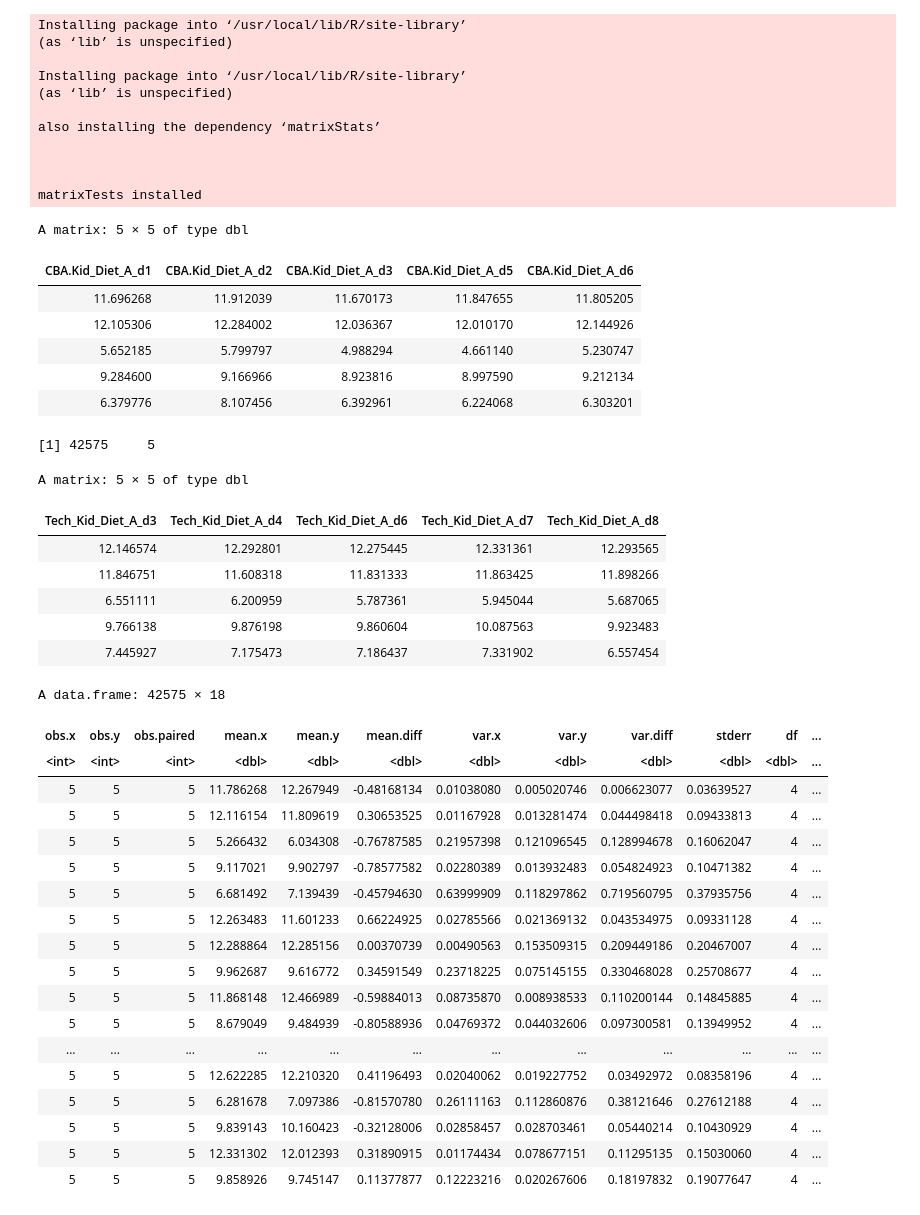
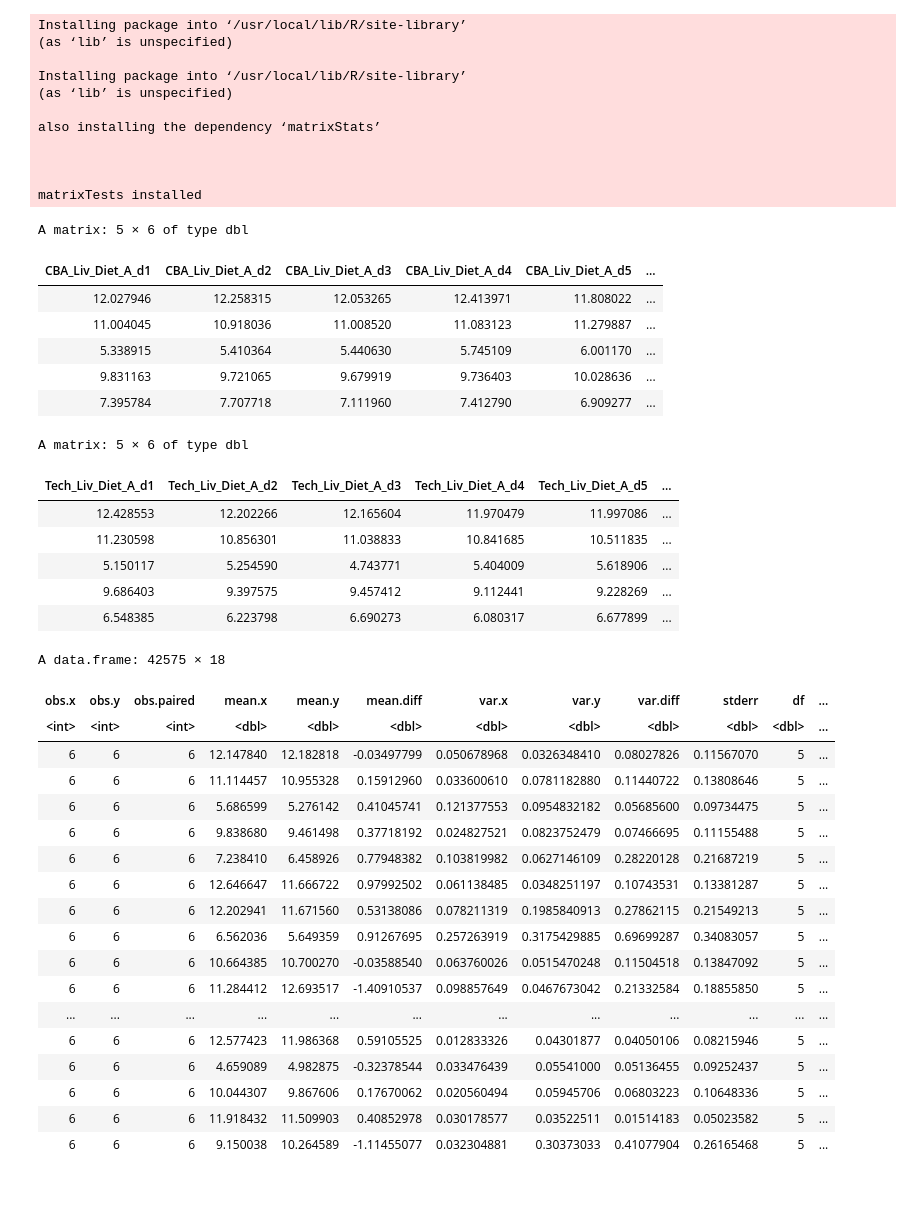
Before and after one commit to almedida/thesis, a Jupyter notebook: t_test.ipynb, the cells around one changed output. Drawn from its saved outputs; the diff is of its cells as text; code cells hidden in the pictures.

```diff
--- a/t_test.ipynb
+++ b/t_test.ipynb
@@ -34,27 +38,26 @@ kidneyTech_df <- data.matrix(as.data.frame(as.matrix(kidneyTechExpr)), rownames.
 # %%
-head(kidneyCBA_df, 5)
+head(liverCBA_df, 5)
 
-dim(kidneyCBA_df)
+#dim(liverCBA_df)
 
-head(kidneyTech_df, 5)
+head(liverTech_df, 5)
 
 #dim(liver_df)
 # %% [output]
-A matrix: 5 × 5 of type dbl
+A matrix: 5 × 6 of type dbl
-| CBA.Kid_Diet_A_d1 | CBA.Kid_Diet_A_d2 | CBA.Kid_Diet_A_d3 | CBA.Kid_Diet_A_d5 | CBA.Kid_Diet_A_d6 |
-| 11.696268 | 11.912039 | 11.670173 | 11.847655 | 11.805205 |
-| 12.105306 | 12.284002 | 12.036367 | 12.010170 | 12.144926 |
-| 5.652185 | 5.799797 | 4.988294 | 4.661140 | 5.230747 |
-| 9.284600 | 9.166966 | 8.923816 | 8.997590 | 9.212134 |
-| 6.379776 | 8.107456 | 6.392961 | 6.224068 | 6.303201 |
+| CBA_Liv_Diet_A_d1 | CBA_Liv_Diet_A_d2 | CBA_Liv_Diet_A_d3 | CBA_Liv_Diet_A_d4 | CBA_Liv_Diet_A_d5 | ... |
+| 12.027946 | 12.258315 | 12.053265 | 12.413971 | 11.808022 | ... |
+| 11.004045 | 10.918036 | 11.008520 | 11.083123 | 11.279887 | ... |
+| 5.338915 | 5.410364 | 5.440630 | 5.745109 | 6.001170 | ... |
+| 9.831163 | 9.721065 | 9.679919 | 9.736403 | 10.028636 | ... |
+| 7.395784 | 7.707718 | 7.111960 | 7.412790 | 6.909277 | ... |
-[1] 42575     5
+A matrix: 5 × 6 of type dbl
-A matrix: 5 × 5 of type dbl
-| Tech_Kid_Diet_A_d3 | Tech_Kid_Diet_A_d4 | Tech_Kid_Diet_A_d6 | Tech_Kid_Diet_A_d7 | Tech_Kid_Diet_A_d8 |
-| 12.146574 | 12.292801 | 12.275445 | 12.331361 | 12.293565 |
-| 11.846751 | 11.608318 | 11.831333 | 11.863425 | 11.898266 |
-| 6.551111 | 6.200959 | 5.787361 | 5.945044 | 5.687065 |
-| 9.766138 | 9.876198 | 9.860604 | 10.087563 | 9.923483 |
-| 7.445927 | 7.175473 | 7.186437 | 7.331902 | 6.557454 |
+| Tech_Liv_Diet_A_d1 | Tech_Liv_Diet_A_d2 | Tech_Liv_Diet_A_d3 | Tech_Liv_Diet_A_d4 | Tech_Liv_Diet_A_d5 | ... |
+| 12.428553 | 12.202266 | 12.165604 | 11.970479 | 11.997086 | ... |
+| 11.230598 | 10.856301 | 11.038833 | 10.841685 | 10.511835 | ... |
+| 5.150117 | 5.254590 | 4.743771 | 5.404009 | 5.618906 | ... |
+| 9.686403 | 9.397575 | 9.457412 | 9.112441 | 9.228269 | ... |
+| 6.548385 | 6.223798 | 6.690273 | 6.080317 | 6.677899 | ... |
 # %%
  #liver_df <- data.matrix(liver_df, rownames.force = NA)
 
@@ -64,24 +67,24 @@ A matrix: 5 × 5 of type dbl
 # %%
-kidney_ttest
+liver_ttest
 
-write.csv(kidney_ttest, "kidney_ttest.csv")
+write.csv(liver_ttest, "liver_ttest.csv")
 # %% [output]
 A data.frame: 42575 × 18
 | obs.x | obs.y | obs.paired | mean.x | mean.y | mean.diff | var.x | var.y | var.diff | stderr | df | ... |
 | <int> | <int> | <int> | <dbl> | <dbl> | <dbl> | <dbl> | <dbl> | <dbl> | <dbl> | <dbl> | ... |
-| 5 | 5 | 5 | 11.786268 | 12.267949 | -0.48168134 | 0.01038080 | 0.005020746 | 0.006623077 | 0.03639527 | 4 | ... |
-| 5 | 5 | 5 | 12.116154 | 11.809619 | 0.30653525 | 0.01167928 | 0.013281474 | 0.044498418 | 0.09433813 | 4 | ... |
-| 5 | 5 | 5 | 5.266432 | 6.034308 | -0.76787585 | 0.21957398 | 0.121096545 | 0.128994678 | 0.16062047 | 4 | ... |
-| 5 | 5 | 5 | 9.117021 | 9.902797 | -0.78577582 | 0.02280389 | 0.013932483 | 0.054824923 | 0.10471382 | 4 | ... |
-| 5 | 5 | 5 | 6.681492 | 7.139439 | -0.45794630 | 0.63999909 | 0.118297862 | 0.719560795 | 0.37935756 | 4 | ... |
-| 5 | 5 | 5 | 12.263483 | 11.601233 | 0.66224925 | 0.02785566 | 0.021369132 | 0.043534975 | 0.09331128 | 4 | ... |
-| 5 | 5 | 5 | 12.288864 | 12.285156 | 0.00370739 | 0.00490563 | 0.153509315 | 0.209449186 | 0.20467007 | 4 | ... |
-| 5 | 5 | 5 | 9.962687 | 9.616772 | 0.34591549 | 0.23718225 | 0.075145155 | 0.330468028 | 0.25708677 | 4 | ... |
-| 5 | 5 | 5 | 11.868148 | 12.466989 | -0.59884013 | 0.08735870 | 0.008938533 | 0.110200144 | 0.14845885 | 4 | ... |
-| 5 | 5 | 5 | 8.679049 | 9.484939 | -0.80588936 | 0.04769372 | 0.044032606 | 0.097300581 | 0.13949952 | 4 | ... |
+| 6 | 6 | 6 | 12.147840 | 12.182818 | -0.03497799 | 0.050678968 | 0.0326348410 | 0.08027826 | 0.11567070 | 5 | ... |
+| 6 | 6 | 6 | 11.114457 | 10.955328 | 0.15912960 | 0.033600610 | 0.0781182880 | 0.11440722 | 0.13808646 | 5 | ... |
+| 6 | 6 | 6 | 5.686599 | 5.276142 | 0.41045741 | 0.121377553 | 0.0954832182 | 0.05685600 | 0.09734475 | 5 | ... |
+| 6 | 6 | 6 | 9.838680 | 9.461498 | 0.37718192 | 0.024827521 | 0.0823752479 | 0.07466695 | 0.11155488 | 5 | ... |
+| 6 | 6 | 6 | 7.238410 | 6.458926 | 0.77948382 | 0.103819982 | 0.0627146109 | 0.28220128 | 0.21687219 | 5 | ... |
+| 6 | 6 | 6 | 12.646647 | 11.666722 | 0.97992502 | 0.061138485 | 0.0348251197 | 0.10743531 | 0.13381287 | 5 | ... |
+| 6 | 6 | 6 | 12.202941 | 11.671560 | 0.53138086 | 0.078211319 | 0.1985840913 | 0.27862115 | 0.21549213 | 5 | ... |
+| 6 | 6 | 6 | 6.562036 | 5.649359 | 0.91267695 | 0.257263919 | 0.3175429885 | 0.69699287 | 0.34083057 | 5 | ... |
+| 6 | 6 | 6 | 10.664385 | 10.700270 | -0.03588540 | 0.063760026 | 0.0515470248 | 0.11504518 | 0.13847092 | 5 | ... |
+| 6 | 6 | 6 | 11.284412 | 12.693517 | -1.40910537 | 0.098857649 | 0.0467673042 | 0.21332584 | 0.18855850 | 5 | ... |
 | ... | ... | ... | ... | ... | ... | ... | ... | ... | ... | ... | ... |
-| 5 | 5 | 5 | 12.622285 | 12.210320 | 0.41196493 | 0.02040062 | 0.019227752 | 0.03492972 | 0.08358196 | 4 | ... |
-| 5 | 5 | 5 | 6.281678 | 7.097386 | -0.81570780 | 0.26111163 | 0.112860876 | 0.38121646 | 0.27612188 | 4 | ... |
-| 5 | 5 | 5 | 9.839143 | 10.160423 | -0.32128006 | 0.02858457 | 0.028703461 | 0.05440214 | 0.10430929 | 4 | ... |
-| 5 | 5 | 5 | 12.331302 | 12.012393 | 0.31890915 | 0.01174434 | 0.078677151 | 0.11295135 | 0.15030060 | 4 | ... |
-| 5 | 5 | 5 | 9.858926 | 9.745147 | 0.11377877 | 0.12223216 | 0.020267606 | 0.18197832 | 0.19077647 | 4 | ... |
+| 6 | 6 | 6 | 12.577423 | 11.986368 | 0.59105525 | 0.012833326 | 0.04301877 | 0.04050106 | 0.08215946 | 5 | ... |
+| 6 | 6 | 6 | 4.659089 | 4.982875 | -0.32378544 | 0.033476439 | 0.05541000 | 0.05136455 | 0.09252437 | 5 | ... |
+| 6 | 6 | 6 | 10.044307 | 9.867606 | 0.17670062 | 0.020560494 | 0.05945706 | 0.06803223 | 0.10648336 | 5 | ... |
+| 6 | 6 | 6 | 11.918432 | 11.509903 | 0.40852978 | 0.030178577 | 0.03522511 | 0.01514183 | 0.05023582 | 5 | ... |
+| 6 | 6 | 6 | 9.150038 | 10.264589 | -1.11455077 | 0.032304881 | 0.30373033 | 0.41077904 | 0.26165468 | 5 | ... |
```
Also changed, not shown: parts of 5 cells of this notebook.
